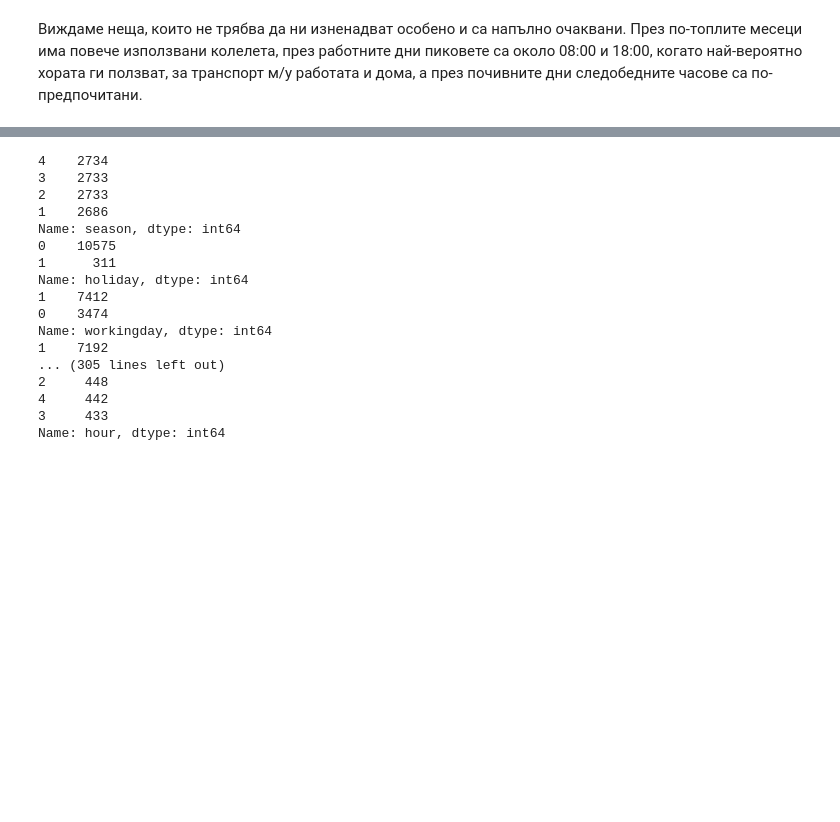
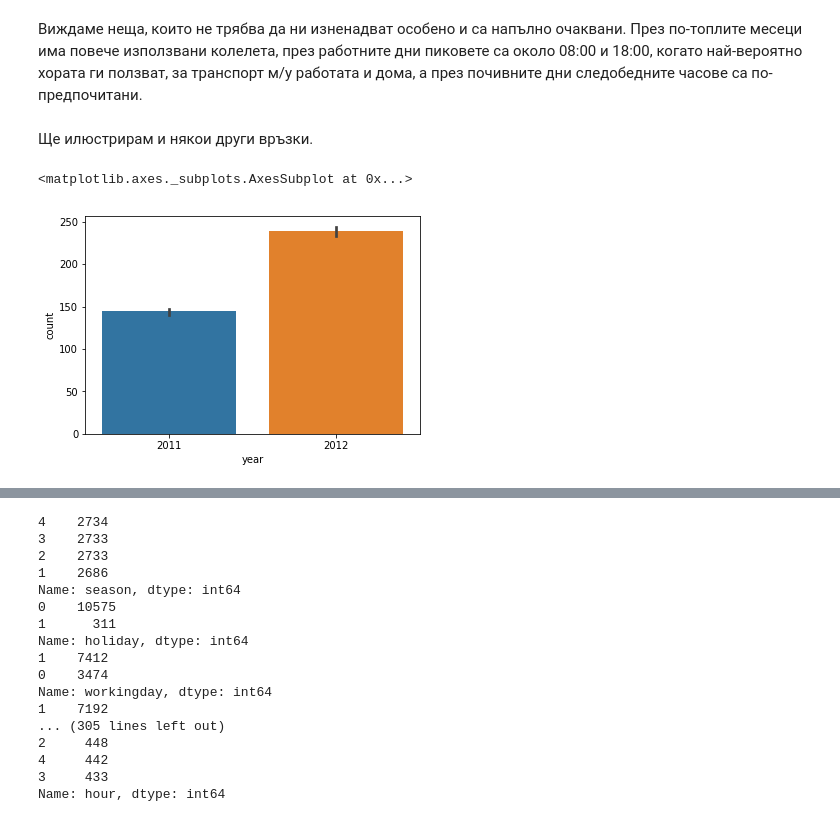
Before and after one commit to demilev/machine-learning-fmi, a Jupyter notebook: models/bike-sharing/bike-sharing.ipynb, the cells around one changed output, grey strips where cells are left out. Drawn from its saved outputs; the diff is of its cells as text; code cells hidden in the pictures; blank space fills up the shorter version.

```diff
--- a/models/bike-sharing/bike-sharing.ipynb
+++ b/models/bike-sharing/bike-sharing.ipynb
@@ -323,3 +311,10 @@ ax3.set(xlabel='Month', ylabel='Avearage Count',title="Average Count By Month")
 [figure]
 # %% [markdown]
 Виждаме неща, които не трябва да ни изненадват особено и са напълно очаквани. През по-топлите месеци има повече използвани колелета, през работните дни пиковете са около 08:00 и 18:00, когато най-вероятно хората ги ползват, за транспорт м/у работата и дома, а през почивните дни следобедните часове са по-предпочитани.
+# %% [markdown]
+Ще илюстрирам и някои други връзки.
+# %%
+sns.barplot(x='year', y='count', data=transformed_train)
+# %% [output]
+<matplotlib.axes._subplots.AxesSubplot at 0x...>
+[figure, added]
```
Also changed, not shown: parts of 35 cells of this notebook, 4 other files.
